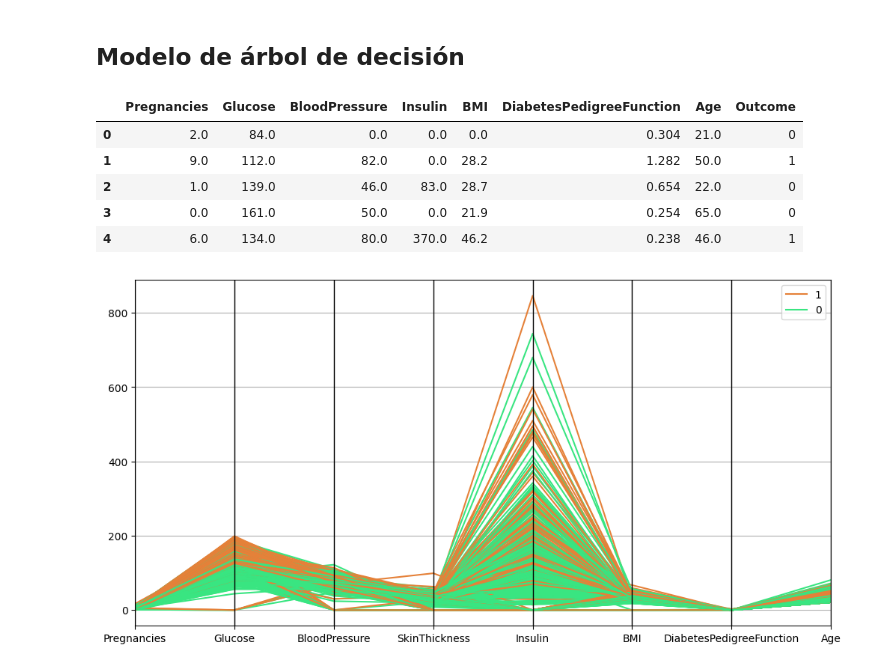
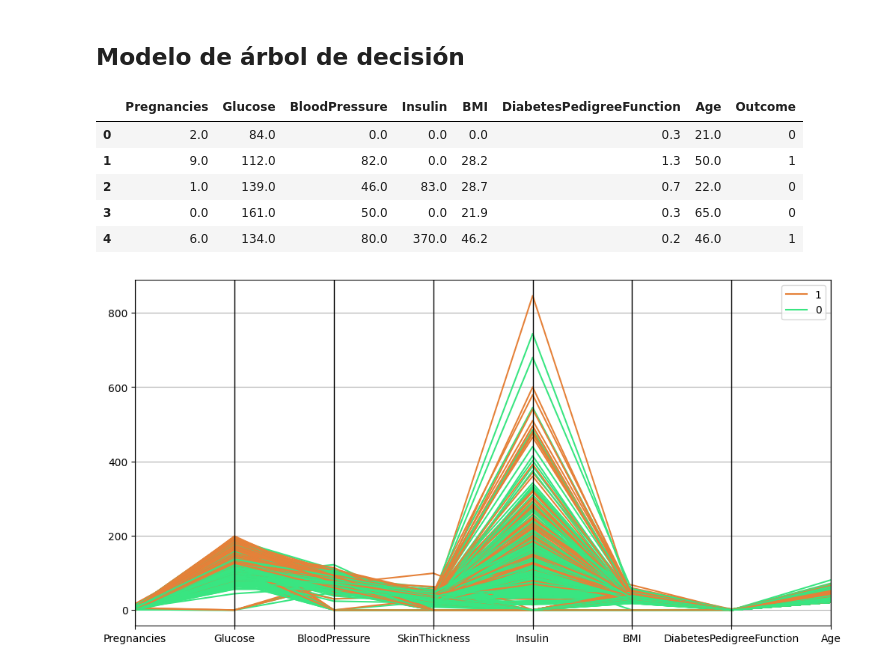
Before and after one commit to mvlarra/Project_random-forest-VL, a Jupyter notebook: Teorico/1. Decision_Tree/Project_DT_solution.es.ipynb, the cells around one changed output. Saved outputs shown, nothing was run; the diff lists cells and outputs as text; code cells hidden in the pictures.

```diff
--- a/Teorico/1. Decision_Tree/Project_DT_solution.es.ipynb
+++ b/Teorico/1. Decision_Tree/Project_DT_solution.es.ipynb
@@ -71,17 +71,17 @@ X_test_sel.to_csv("../data/processed/clean_test.csv", index = False)
 # %% [markdown]
 ## Modelo de árbol de decisión
 # %%
-train_data = pd.read_csv("../data/processed/clean_train.csv")
-test_data = pd.read_csv("../data/processed/clean_test.csv")
+train_data = pd.read_csv("./data/processed/clean_train.csv")
+test_data = pd.read_csv("./data/processed/clean_test.csv")
 
 train_data.head()
 # %% [output]
 |  | Pregnancies | Glucose | BloodPressure | Insulin | BMI | DiabetesPedigreeFunction | Age | Outcome |
-| 0 | 2.0 | 84.0 | 0.0 | 0.0 | 0.0 | 0.304 | 21.0 | 0 |
-| 1 | 9.0 | 112.0 | 82.0 | 0.0 | 28.2 | 1.282 | 50.0 | 1 |
-| 2 | 1.0 | 139.0 | 46.0 | 83.0 | 28.7 | 0.654 | 22.0 | 0 |
-| 3 | 0.0 | 161.0 | 50.0 | 0.0 | 21.9 | 0.254 | 65.0 | 0 |
-| 4 | 6.0 | 134.0 | 80.0 | 370.0 | 46.2 | 0.238 | 46.0 | 1 |
+| 0 | 2.0 | 84.0 | 0.0 | 0.0 | 0.0 | 0.3 | 21.0 | 0 |
+| 1 | 9.0 | 112.0 | 82.0 | 0.0 | 28.2 | 1.3 | 50.0 | 1 |
+| 2 | 1.0 | 139.0 | 46.0 | 83.0 | 28.7 | 0.7 | 22.0 | 0 |
+| 3 | 0.0 | 161.0 | 50.0 | 0.0 | 21.9 | 0.3 | 65.0 | 0 |
+| 4 | 6.0 | 134.0 | 80.0 | 370.0 | 46.2 | 0.2 | 46.0 | 1 |
 # %%
 import matplotlib.pyplot as plt
 
```
Also changed, not shown: parts of 6 cells of this notebook, 2 other files.
